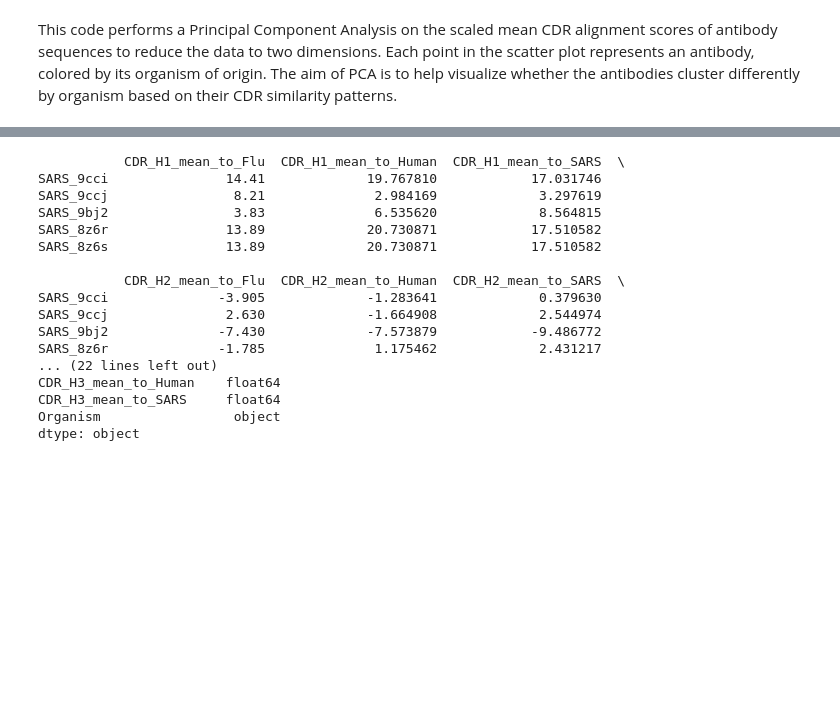
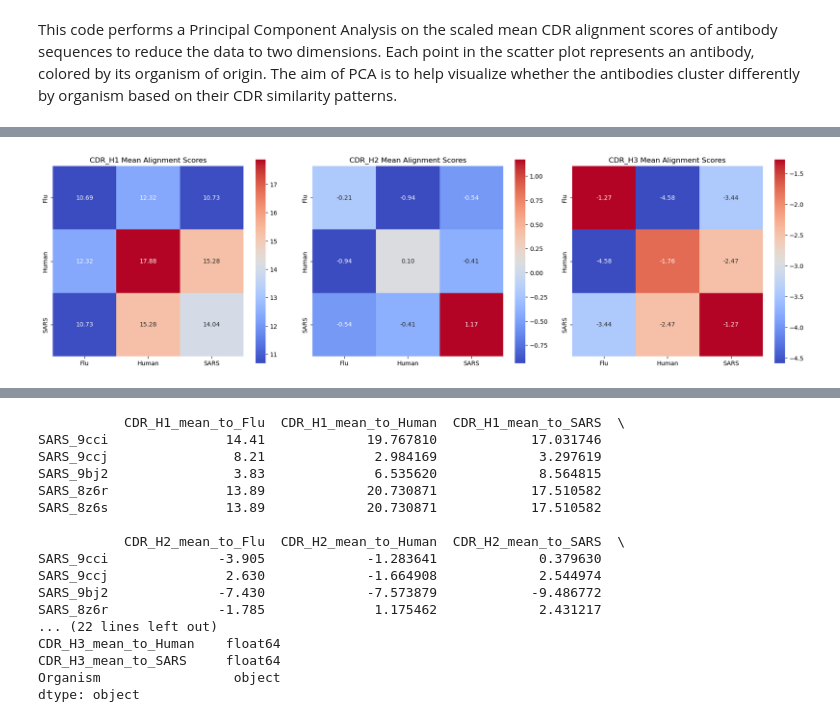
Before and after one commit to datascience-2025-group4/group04-team02, a Jupyter notebook: dataanalysis/02_sequence/02_nw_alignment.ipynb, the cells around one changed output, grey strips where cells are left out. Saved outputs shown, nothing was run; the diff lists cells and outputs as text; code cells hidden in the pictures; blank space fills up the shorter version.

```diff
--- a/dataanalysis/02_sequence/02_nw_alignment.ipynb
+++ b/dataanalysis/02_sequence/02_nw_alignment.ipynb
@@ -371,0 +309,7 @@ NameError: name 'n_sequences' is not defined
+# %%
+import pandas as pd
+
+# Loading each CDR matrix, TSV files are read
+cdr1 = pd.read_csv(r"C:\Users\clara\group04-team02\archive\CDR_H1_alignment_means.tsv", sep="\t", index_col=0)
+cdr2 = pd.read_csv(r"C:\Users\clara\group04-team02\archive\CDR_H2_alignment_means.tsv", sep="\t", index_col=0)
+cdr3 = pd.read_csv(r"C:\Users\clara\group04-team02\archive\CDR_H3_alignment_means.tsv", sep="\t", index_col=0)
@@ -371,0 +318,24 @@ NameError: name 'n_sequences' is not defined
+# %%
+import pandas as pd
+import seaborn as sns
+import matplotlib.pyplot as plt
+
+# Create a figure with 3 subplots side by side
+fig, axes = plt.subplots(1, 3, figsize=(18,5))
+
+# CDR H1
+sns.heatmap(cdr1, annot=True, fmt=".2f", cmap="coolwarm", square=True, ax=axes[0])
+axes[0].set_title("CDR_H1 Mean Alignment Scores")
+
+# CDR H2
+sns.heatmap(cdr2, annot=True, fmt=".2f", cmap="coolwarm", square=True, ax=axes[1])
+axes[1].set_title("CDR_H2 Mean Alignment Scores")
+
+# CDR H3
+sns.heatmap(cdr3, annot=True, fmt=".2f", cmap="coolwarm", square=True, ax=axes[2])
+axes[2].set_title("CDR_H3 Mean Alignment Scores")
+
+plt.tight_layout()
+plt.show()
+# %% [output]
+[figure, added]
```
Also changed, not shown: parts of 28 cells of this notebook, 2 other files.
